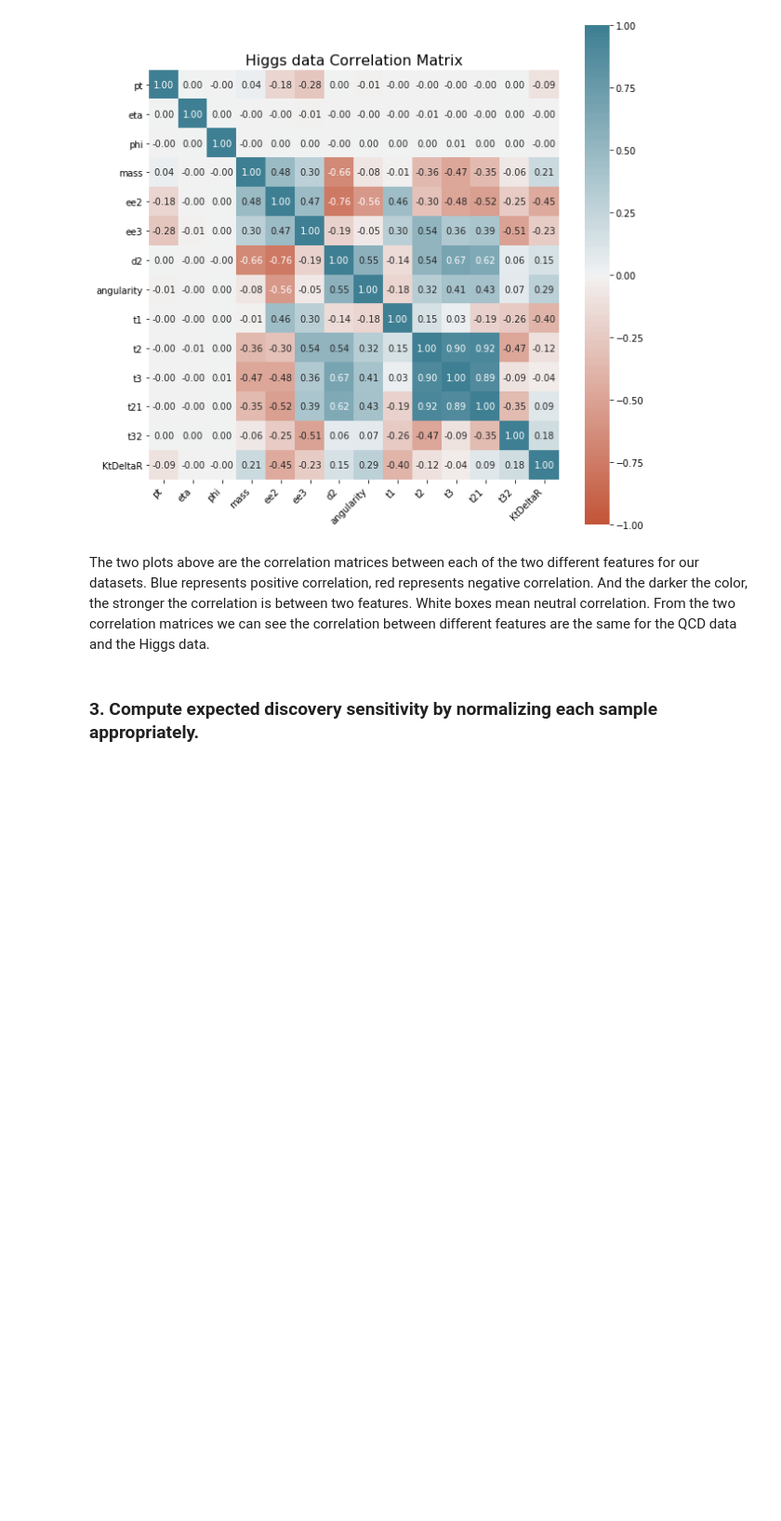
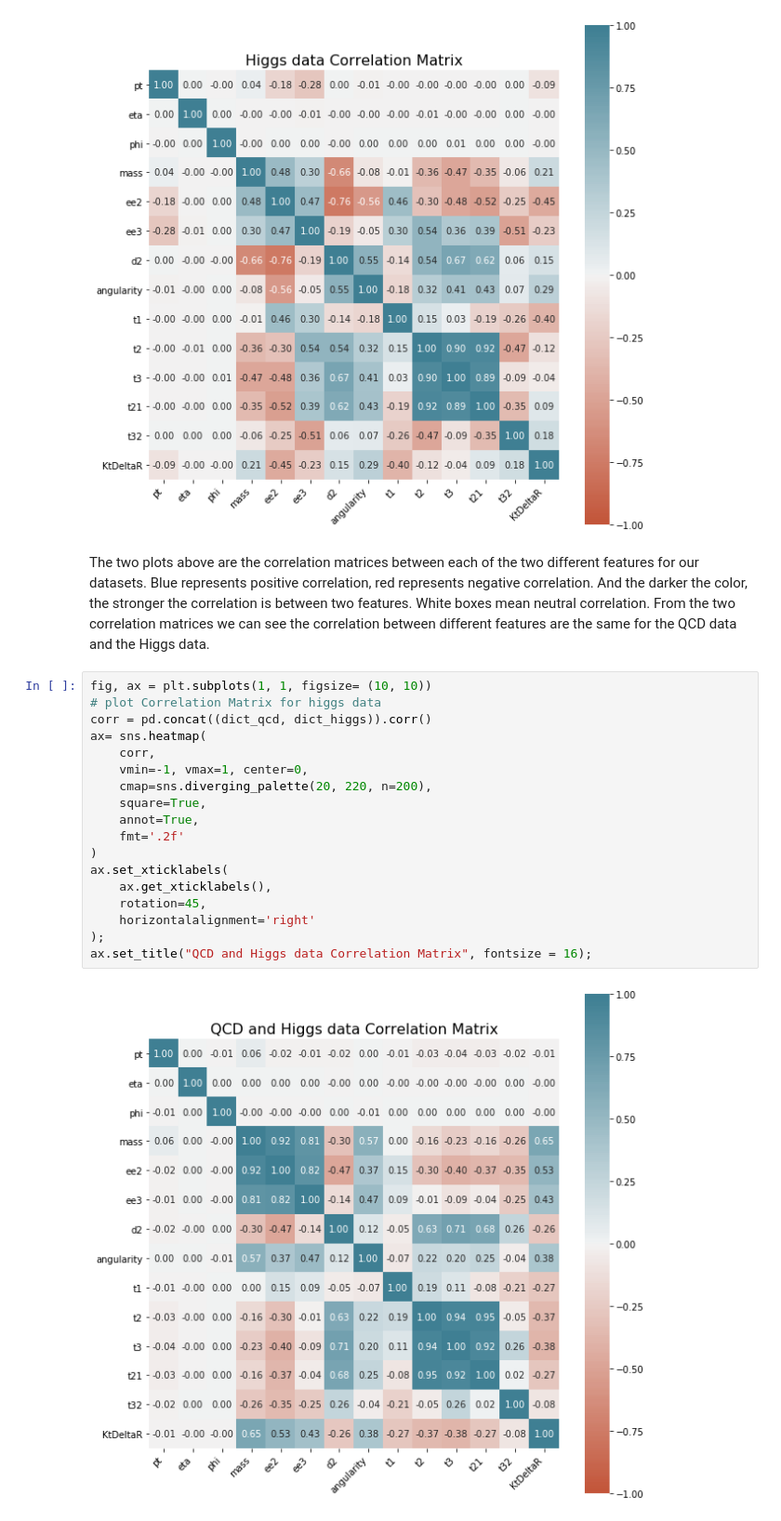
Before and after one commit to an9elaxz/PHYS-434, a Jupyter notebook: Lab5.ipynb, the cells around one changed output. Shown at 93% size. Saved outputs shown, nothing was run; the diff lists cells and outputs as text; blank space fills up the shorter version.

```diff
--- a/Lab5.ipynb
+++ b/Lab5.ipynb
@@ -213,5 +232,23 @@ ax.set_title("Higgs data Correlation Matrix", fontsize = 16);
 # %% [markdown]
 The two plots above are the correlation matrices between each of the two different features for our datasets. Blue represents positive correlation, red represents negative correlation. And the darker the color, the stronger the correlation is between two features. White boxes mean neutral correlation.
 From the two correlation matrices we can see the correlation between different features are the same for the QCD data and the Higgs data.
-# %% [markdown]
-### 3. Compute expected discovery sensitivity by normalizing each sample appropriately.
+# %%
+fig, ax = plt.subplots(1, 1, figsize= (10, 10))
+# plot Correlation Matrix for higgs data
+corr = pd.concat((dict_qcd, dict_higgs)).corr()
+ax= sns.heatmap(
+    corr,
+    vmin=-1, vmax=1, center=0,
+    cmap=sns.diverging_palette(20, 220, n=200),
+    square=True,
+    annot=True,
+    fmt='.2f'
+)
+ax.set_xticklabels(
+    ax.get_xticklabels(),
+    rotation=45,
+    horizontalalignment='right'
+);
+ax.set_title("QCD and Higgs data Correlation Matrix", fontsize = 16);
+# %% [output]
+[figure, added]
```
Also changed, not shown: parts of 15 cells of this notebook.
